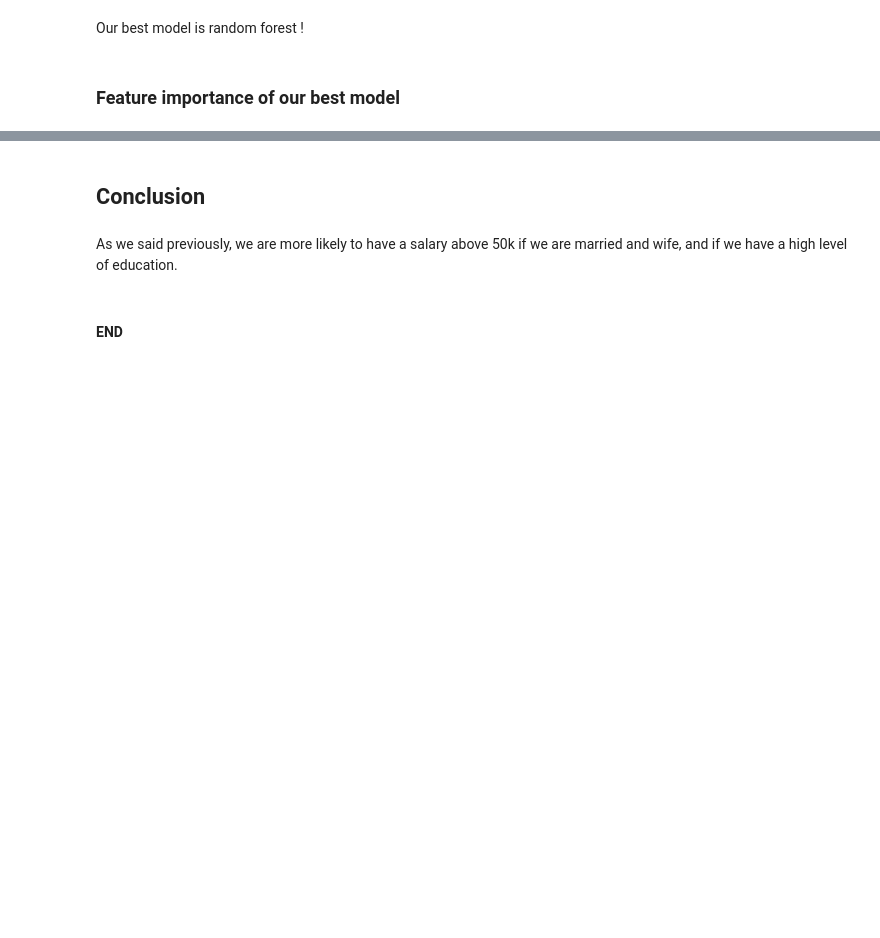
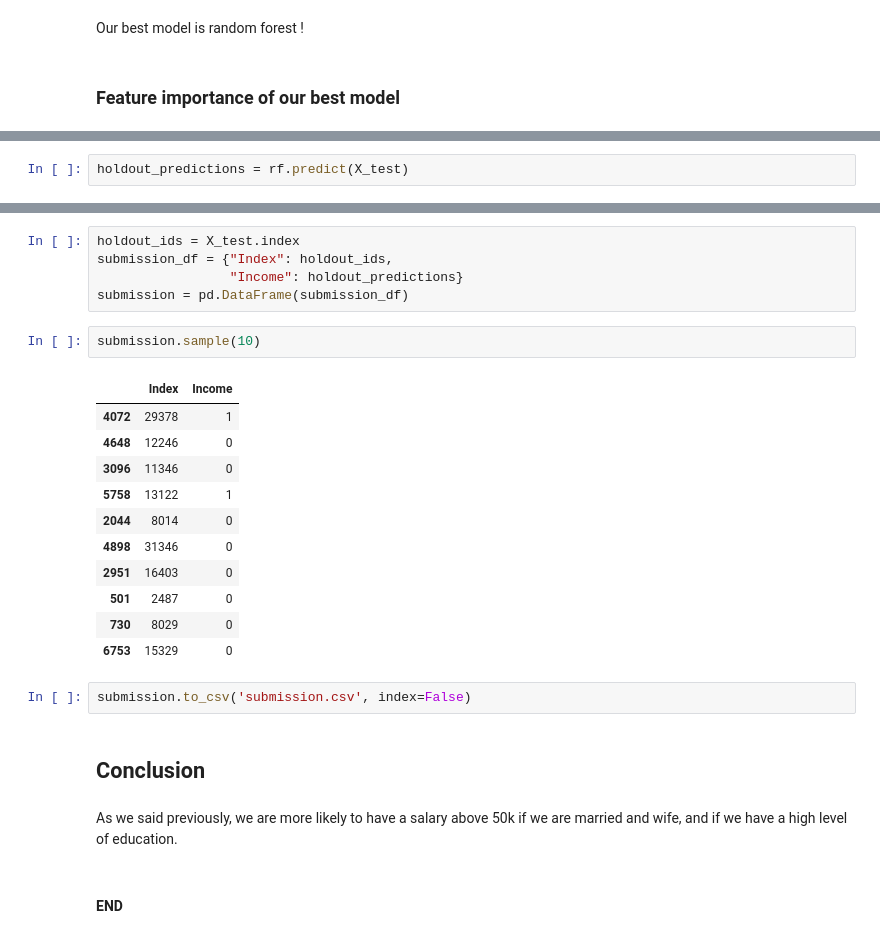
Before and after one commit to Nath19/Machine_Learning, a Jupyter notebook: ml_projects/adult/Adult Income Prediction.ipynb, the cells around one changed output, grey strips where cells are left out. Drawn from its saved outputs; the diff is of its cells as text; blank space fills up the shorter version.

```diff
--- a/ml_projects/adult/Adult Income Prediction.ipynb
+++ b/ml_projects/adult/Adult Income Prediction.ipynb
@@ -897,0 +906,2 @@ plt.show()
+# %%
+holdout_predictions = rf.predict(X_test)
@@ -898,3 +917,24 @@ plt.show()
+# %%
+holdout_ids = X_test.index
+submission_df = {"Index": holdout_ids,
+                 "Income": holdout_predictions}
+submission = pd.DataFrame(submission_df)
+# %%
+submission.sample(10)
+# %% [output]
+|  | Index | Income |
+| 4072 | 29378 | 1 |
+| 4648 | 12246 | 0 |
+| 3096 | 11346 | 0 |
+| 5758 | 13122 | 1 |
+| 2044 | 8014 | 0 |
+| 4898 | 31346 | 0 |
+| 2951 | 16403 | 0 |
+| 501 | 2487 | 0 |
+| 730 | 8029 | 0 |
+| 6753 | 15329 | 0 |
+# %%
+submission.to_csv('submission.csv', index=False)
 # %% [markdown]
 ## Conclusion
 # %% [markdown]
```
Also changed, not shown: parts of 10 cells of this notebook, 4 other files.
